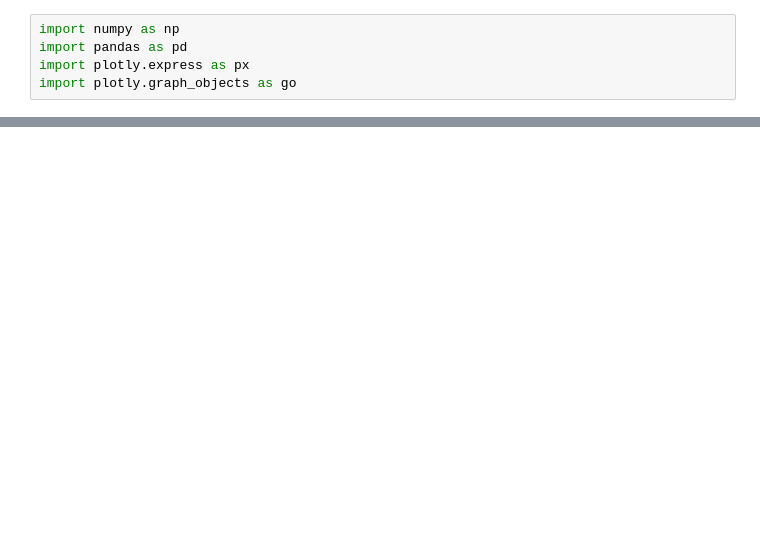
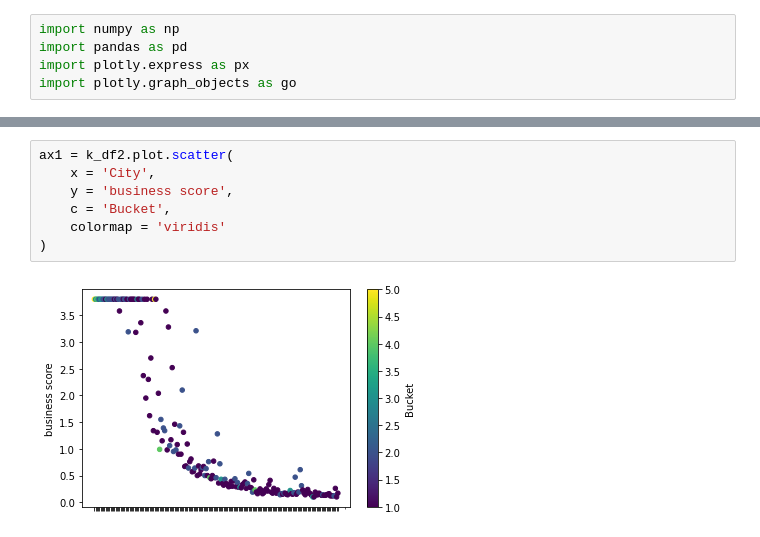
Before and after one commit to HappyM0f0/ClassProject2022, a Jupyter notebook: Data/Plotly Class Project .ipynb, the cells around one changed output, grey strips where cells are left out. Saved outputs shown, nothing was run; the diff lists cells and outputs as text; blank space fills up the shorter version.

```diff
--- a/Data/Plotly Class Project .ipynb
+++ b/Data/Plotly Class Project .ipynb
@@ -43,0 +91,9 @@ fig.show()
+# %%
+ax1 = k_df2.plot.scatter(
+    x = 'City',
+    y = 'business score',
+    c = 'Bucket',
+    colormap = 'viridis'
+)
+# %% [output]
+[figure, added]
```
Also changed, not shown: parts of 10 cells of this notebook, 7 other files.
